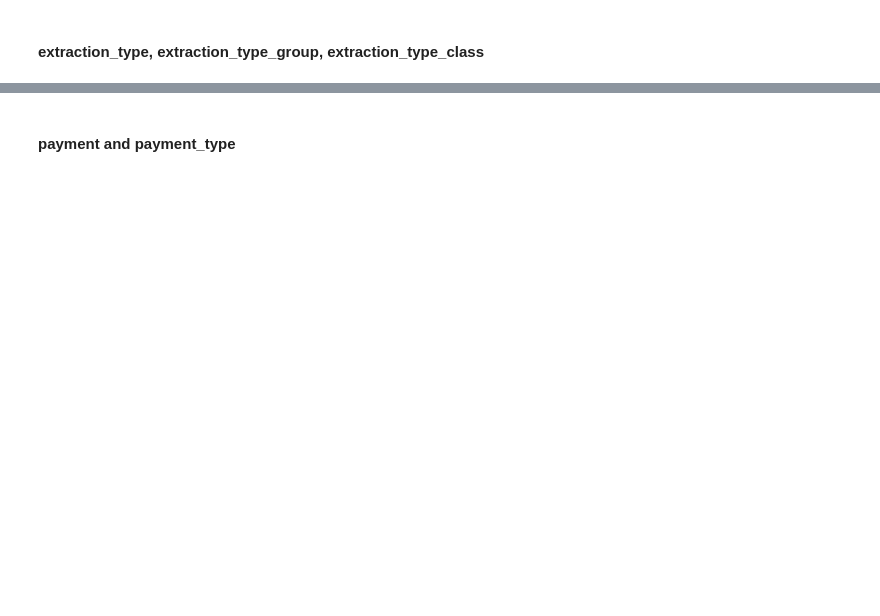
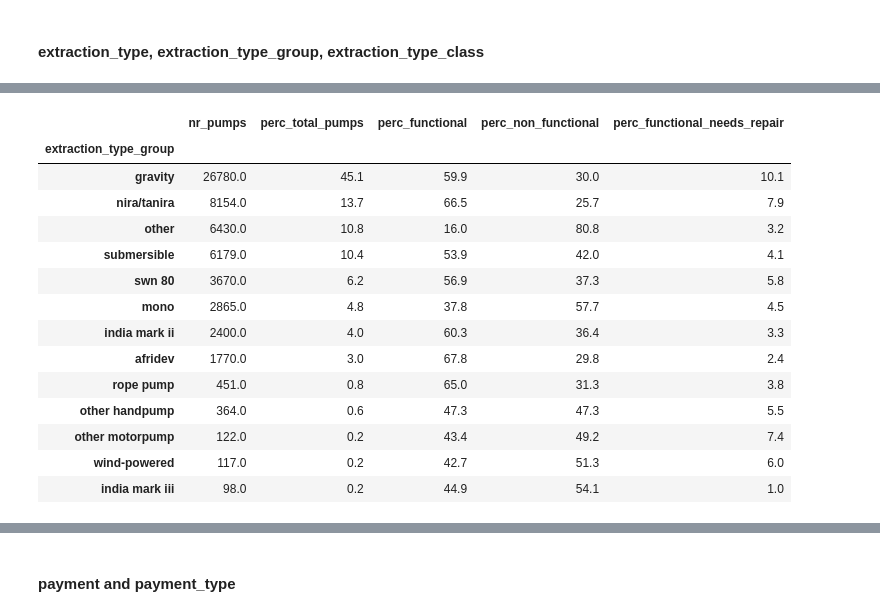
Before and after one commit to williambguo/water-pump-predictive-maintenance, a Jupyter notebook: notebooks/eda.ipynb, the cells around one changed output, grey strips where cells are left out. Cells and saved outputs as stored; diff of their text form; code cells hidden in the pictures; blank space fills up the shorter version.

```diff
--- a/notebooks/eda.ipynb
+++ b/notebooks/eda.ipynb
@@ -890,0 +1053,19 @@ categorical_dqr.loc[['scheme_name']]
+# %%
+# Distribution check on extraction_type_group
+distribution_checker(df, 'extraction_type_group').sort_values('nr_pumps', ascending=False)
+# %% [output]
+|  | nr_pumps | perc_total_pumps | perc_functional | perc_non_functional | perc_functional_needs_repair |
+| extraction_type_group |  |  |  |  |  |
+| gravity | 26780.0 | 45.1 | 59.9 | 30.0 | 10.1 |
+| nira/tanira | 8154.0 | 13.7 | 66.5 | 25.7 | 7.9 |
+| other | 6430.0 | 10.8 | 16.0 | 80.8 | 3.2 |
+| submersible | 6179.0 | 10.4 | 53.9 | 42.0 | 4.1 |
+| swn 80 | 3670.0 | 6.2 | 56.9 | 37.3 | 5.8 |
+| mono | 2865.0 | 4.8 | 37.8 | 57.7 | 4.5 |
+| india mark ii | 2400.0 | 4.0 | 60.3 | 36.4 | 3.3 |
+| afridev | 1770.0 | 3.0 | 67.8 | 29.8 | 2.4 |
+| rope pump | 451.0 | 0.8 | 65.0 | 31.3 | 3.8 |
+| other handpump | 364.0 | 0.6 | 47.3 | 47.3 | 5.5 |
+| other motorpump | 122.0 | 0.2 | 43.4 | 49.2 | 7.4 |
+| wind-powered | 117.0 | 0.2 | 42.7 | 51.3 | 6.0 |
+| india mark iii | 98.0 | 0.2 | 44.9 | 54.1 | 1.0 |
```
Also changed, not shown: parts of 47 cells of this notebook, 1 other file.
